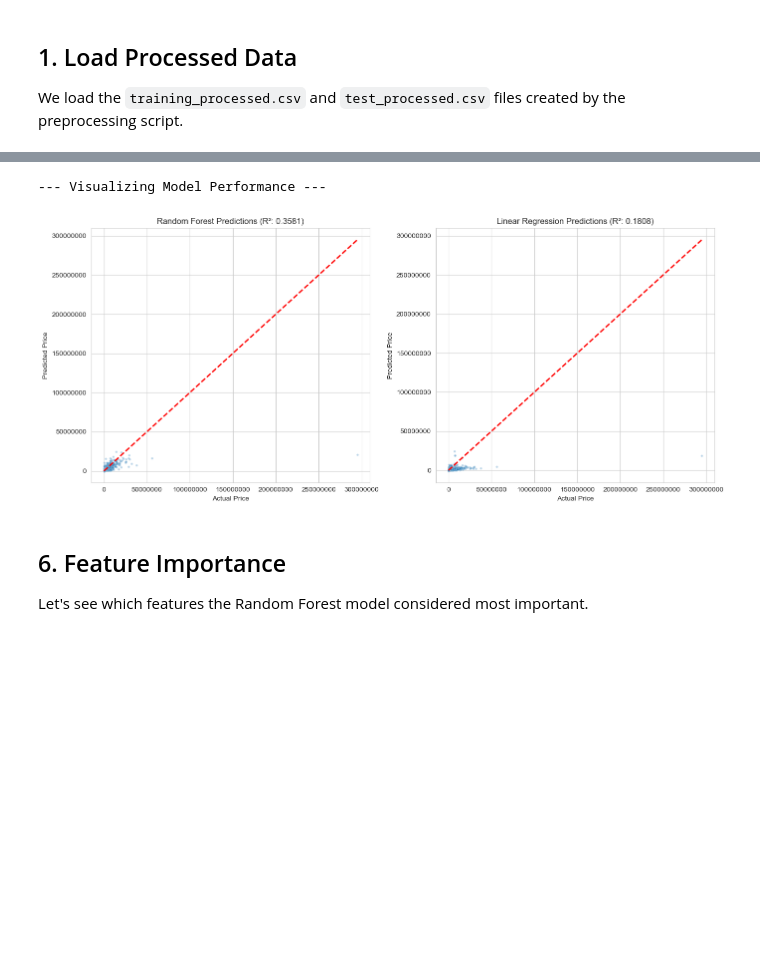
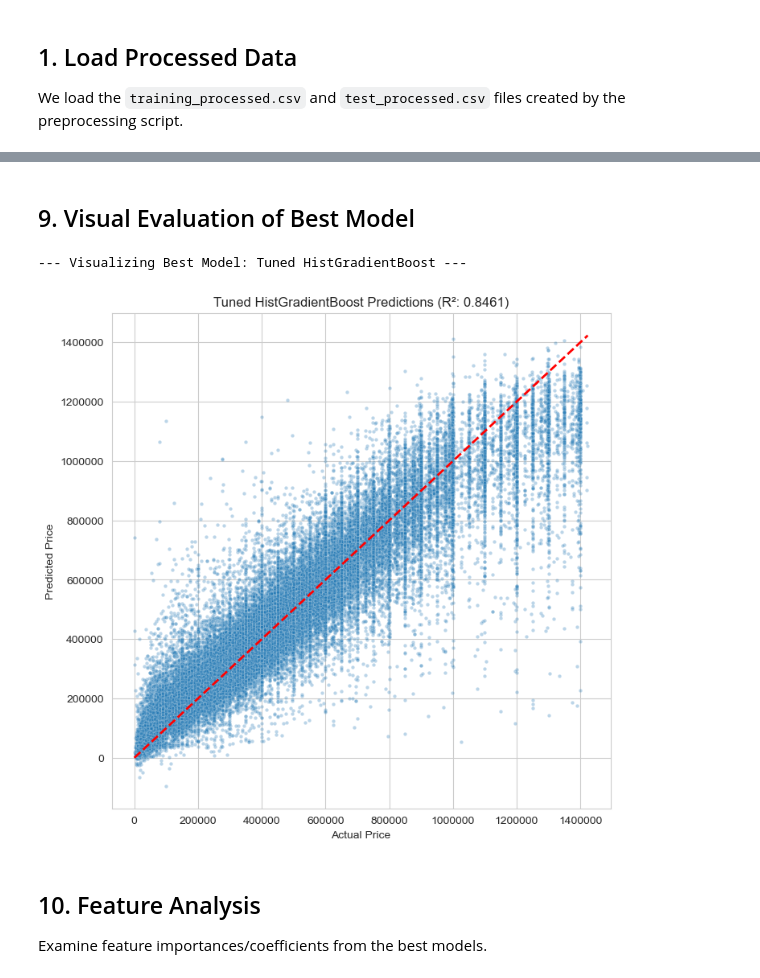
Before and after one commit to sc6354/CSE-6242-Group-Project, a Jupyter notebook: notebooks/housing_price_modeling.ipynb, the cells around one changed output, grey strips where cells are left out. Drawn from its saved outputs; the diff is of its cells as text; code cells hidden in the pictures; blank space fills up the shorter version.

Commit message:
Trained Baseline Linear Regression Models and GBM Model

```diff
--- a/notebooks/housing_price_modeling.ipynb
+++ b/notebooks/housing_price_modeling.ipynb
@@ -138,0 +284,9 @@ A scatter plot of Actual vs. Predicted values is a great way to see how well the
+# %%
+results_df = pd.DataFrame(model_results).T.sort_values(by='R²', ascending=False)
+
+print("--- Model Performance Summary ---")
+display(results_df.style.format({
+    'R²': '{:.4f}',
+    'RMSE': '${:,.2f}',
+    'MAE': '${:,.2f}'
+}))
@@ -139,34 +302,26 @@ A scatter plot of Actual vs. Predicted values is a great way to see how well the
+# %% [markdown]
+## 9. Visual Evaluation of Best Model
 # %%
-print("\n--- Visualizing Model Performance ---")
+# Find best model name
+best_model_name = results_df.index[0]
+y_pred_best = model_predictions[best_model_name]
+best_model_r2 = results_df.loc[best_model_name, 'R²']
 
-plt.figure(figsize=(14, 6))
+print(f"--- Visualizing Best Model: {best_model_name} ---")
 
-# Plot Random Forest predictions
-plt.subplot(1, 2, 1)
-# Use alpha=0.3 to see density
-sns.scatterplot(x=y_test, y=y_pred_rf, alpha=0.3, s=10)
+plt.figure(figsize=(8, 8))
+sns.scatterplot(x=y_test, y=y_pred_best, alpha=0.3, s=10)
 plt.plot([y_test.min(), y_test.max()], [y_test.min(), y_test.max()], '--', color='red', linewidth=2)
-plt.title(f"Random Forest Predictions (R²: {r2_rf:.4f})")
-plt.xlabel("Actual Price")
-plt.ylabel("Predicted Price")
-plt.ticklabel_format(style='plain', axis='both') # Disable scientific notation
-
-# Plot Linear Regression predictions
-plt.subplot(1, 2, 2)
-sns.scatterplot(x=y_test, y=y_pred_lr, alpha=0.3, s=10)
-plt.plot([y_test.min(), y_test.max()], [y_test.min(), y_test.max()], '--', color='red', linewidth=2)
-plt.title(f"Linear Regression Predictions (R²: {r2_lr:.4f})")
+plt.title(f"{best_model_name} Predictions (R²: {best_model_r2:.4f})")
 plt.xlabel("Actual Price")
 plt.ylabel("Predicted Price")
 plt.ticklabel_format(style='plain', axis='both')
-
-plt.tight_layout()
 plt.show()
 # %% [output]
---- Visualizing Model Performance ---
+--- Visualizing Best Model: Tuned HistGradientBoost ---
-[figure, old version]
+[figure, new version]
-# %% [markdown]
-## 6. Feature Importance
-
-Let's see which features the Random Forest model considered most important.
+# %% [markdown]
+## 10. Feature Analysis
+
+Examine feature importances/coefficients from the best models.
 # %%
```
Also changed, not shown: parts of 26 cells of this notebook, 3 other files.
